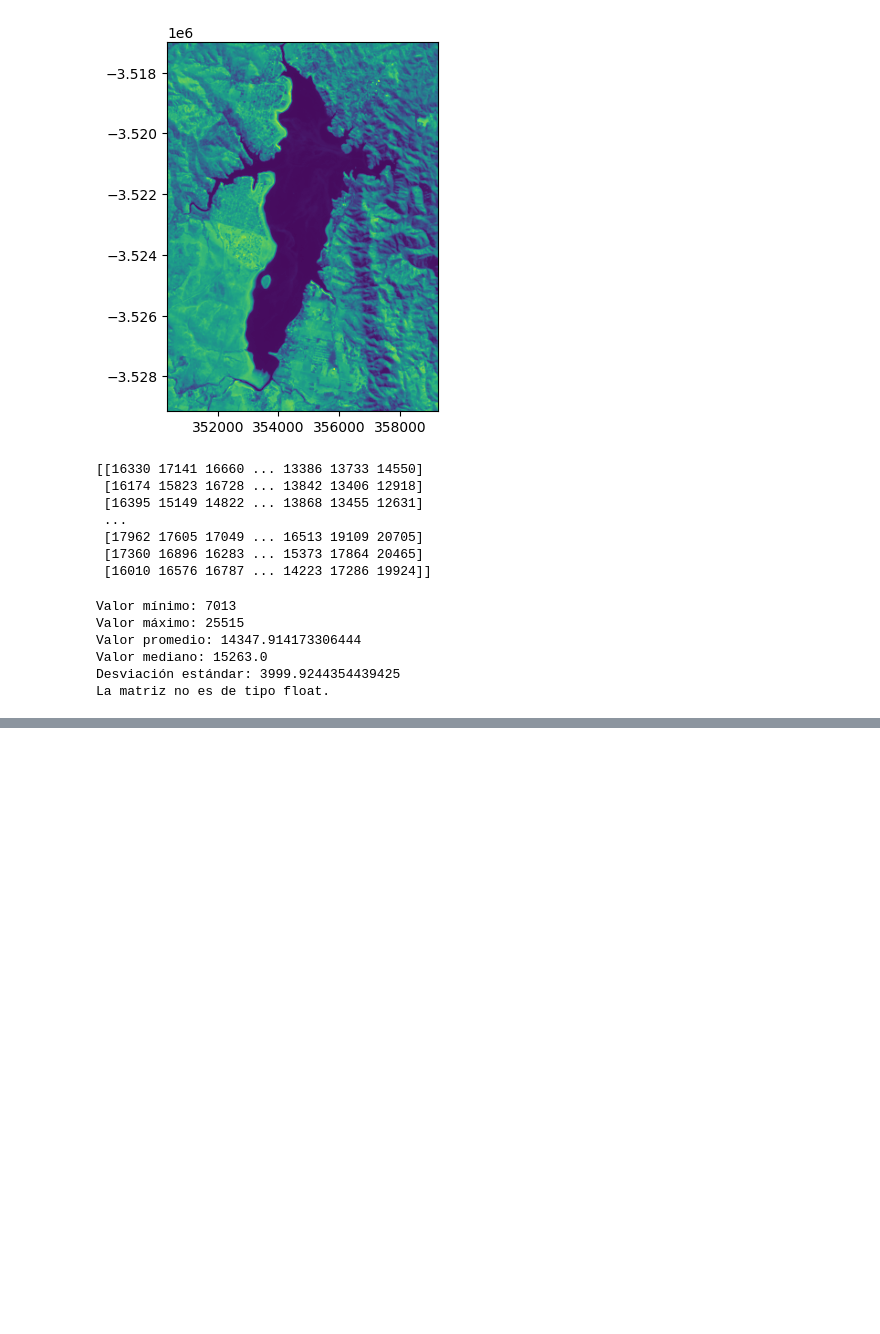
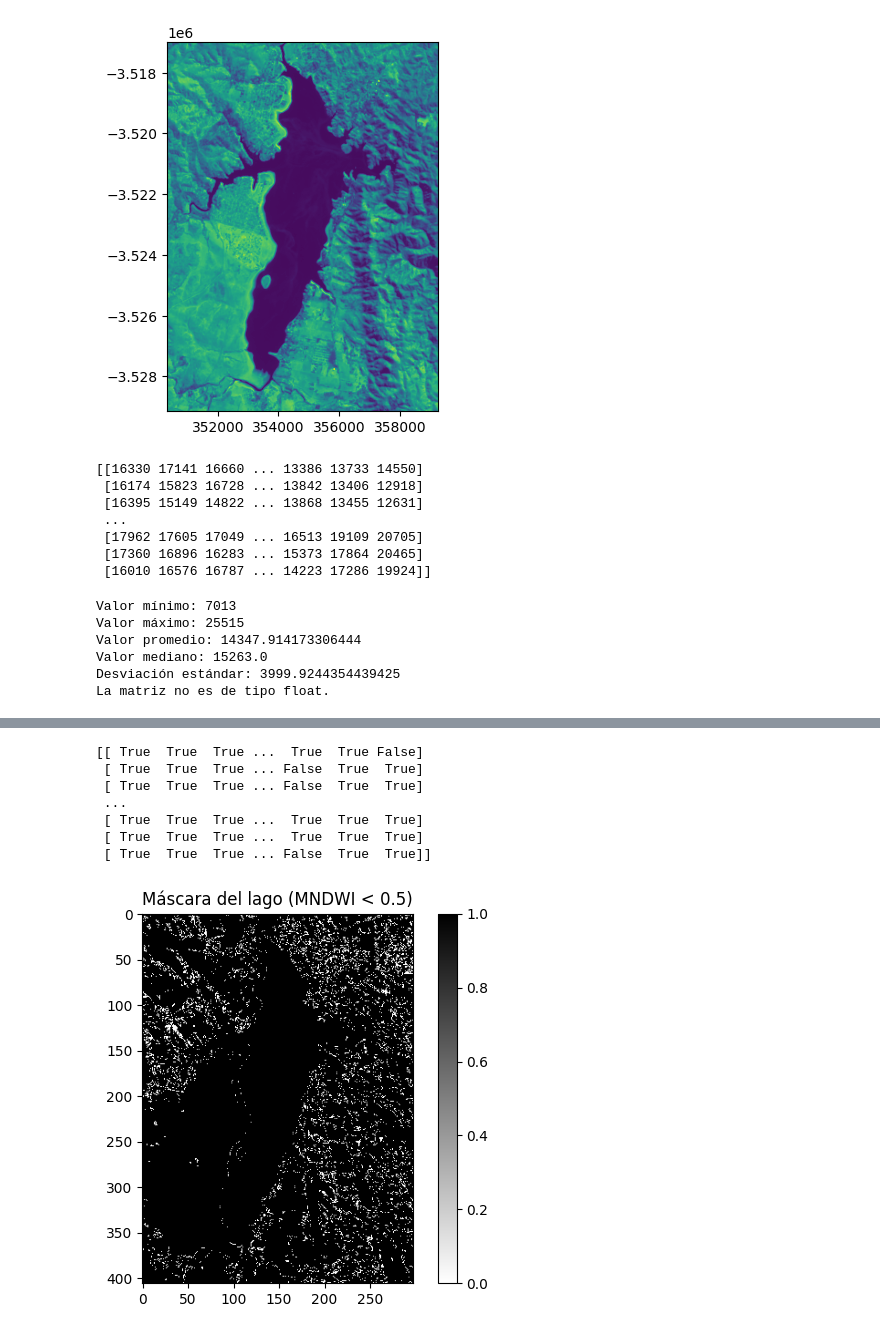
Before and after one commit to JulietaMotter/Trabajo_Final, a Jupyter notebook: notebook_tfinal.ipynb, the cells around one changed output, grey strips where cells are left out. Saved outputs shown, nothing was run; the diff lists cells and outputs as text; code cells hidden in the pictures; blank space fills up the shorter version.

```diff
--- a/notebook_tfinal.ipynb
+++ b/notebook_tfinal.ipynb
@@ -294,0 +481,16 @@ La matriz no es de tipo float.
+# %%
+mascara_lago = MNDWI < 0.5
+print (mascara_lago)
+plt.imshow(mascara_lago, cmap='binary')  # cmap='binary' muestra True como blanco y False como negro
+plt.title('Máscara del lago (MNDWI < 0.5)')
+plt.colorbar()  # Agregar una barra de color para indicar los valores de la máscara
+plt.show()
+# %% [output]
+[[ True  True  True ...  True  True False]
+ [ True  True  True ... False  True  True]
+ [ True  True  True ... False  True  True]
+ ...
+ [ True  True  True ...  True  True  True]
+ [ True  True  True ...  True  True  True]
+ [ True  True  True ... False  True  True]]
+[figure, added]
```
Also changed, not shown: parts of 13 cells of this notebook.
